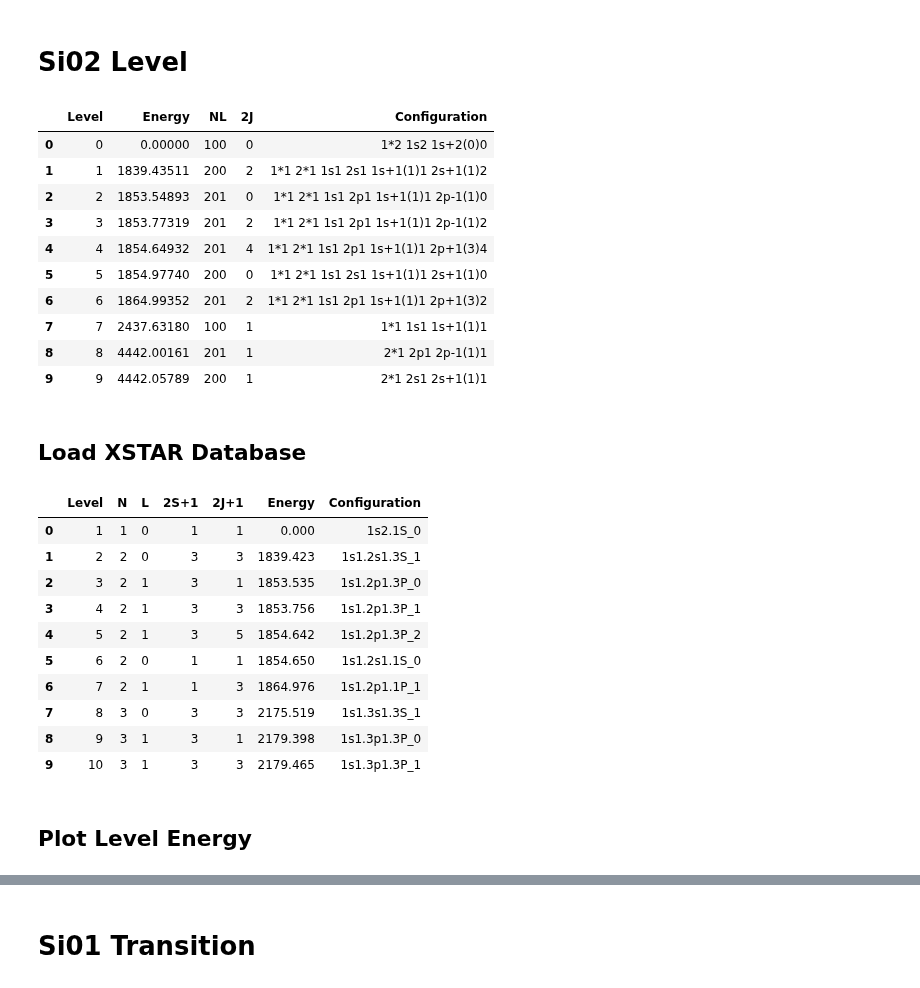
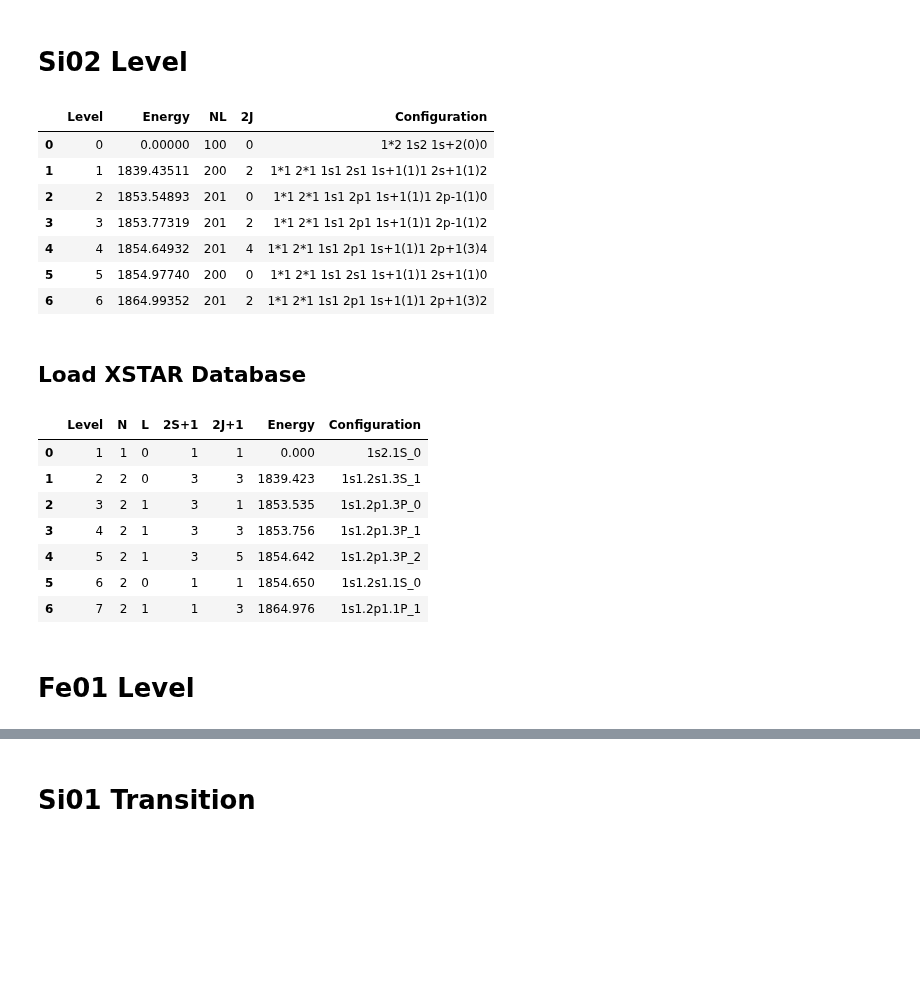
Before and after one commit to AtsushiTanimoto/AtomicDatabase, a Jupyter notebook: Code/Comparison/Comparison.ipynb, the cells around one changed output, grey strips where cells are left out. Saved outputs shown, nothing was run; the diff lists cells and outputs as text; code cells hidden in the pictures; blank space fills up the shorter version.

```diff
--- a/Code/Comparison/Comparison.ipynb
+++ b/Code/Comparison/Comparison.ipynb
@@ -94,7 +68,7 @@ with open("/Users/tanimoto/github/AtomicDatabase/Database/Monaco/Si/Si02.en") as
         Configuration += [" ".join(line[7:])]
 
 Monaco_Si02_Level = DataFrame({"Level":Level, "Energy":Energy, "NL":NL, "2J":J, "Configuration":Configuration})
-Monaco_Si02_Level[:10]
+Monaco_Si02_Level[:7]
 # %% [output]
 |  | Level | Energy | NL | 2J | Configuration |
 | 0 | 0 | 0.00000 | 100 | 0 | 1*2 1s2 1s+2(0)0 |
@@ -104,27 +78,20 @@ Monaco_Si02_Level[:10]
 | 4 | 4 | 1854.64932 | 201 | 4 | 1*1 2*1 1s1 2p1 1s+1(1)1 2p+1(3)4 |
 | 5 | 5 | 1854.97740 | 200 | 0 | 1*1 2*1 1s1 2s1 1s+1(1)1 2s+1(1)0 |
 | 6 | 6 | 1864.99352 | 201 | 2 | 1*1 2*1 1s1 2p1 1s+1(1)1 2p+1(3)2 |
-| 7 | 7 | 2437.63180 | 100 | 1 | 1*1 1s1 1s+1(1)1 |
-| 8 | 8 | 4442.00161 | 201 | 1 | 2*1 2p1 2p-1(1)1 |
-| 9 | 9 | 4442.05789 | 200 | 1 | 2*1 2s1 2s+1(1)1 |
 # %% [markdown]
 ## Load XSTAR Database
 # %%
 Xstar_Si02_Level = read_csv("/Users/tanimoto/github/AtomicDatabase/Database/Xstar/Si/Si02_Level.tsv",sep="\t")
-Xstar_Si02_Level.drop(columns=["Unnamed: 0", "Z", "Ion", "Electron", "Potential"], inplace=True)
-Xstar_Si02_Level = Xstar_Si02_Level.sort_values("Energy").reset_index().drop(columns="index")
-Xstar_Si02_Level[:10]
+Xstar_Si02_Level = Xstar_Si02_Level.sort_values("Energy").reset_index().drop(columns=["Unnamed: 0", "index", "Z", "Ion", "Electron", "Potential"])
+Xstar_Si02_Level[:7]
 # %% [output]
 |  | Level | N | L | 2S+1 | 2J+1 | Energy | Configuration |
 | 0 | 1 | 1 | 0 | 1 | 1 | 0.000 | 1s2.1S_0 |
 | 1 | 2 | 2 | 0 | 3 | 3 | 1839.423 | 1s1.2s1.3S_1 |
 | 2 | 3 | 2 | 1 | 3 | 1 | 1853.535 | 1s1.2p1.3P_0 |
 | 3 | 4 | 2 | 1 | 3 | 3 | 1853.756 | 1s1.2p1.3P_1 |
 | 4 | 5 | 2 | 1 | 3 | 5 | 1854.642 | 1s1.2p1.3P_2 |
 | 5 | 6 | 2 | 0 | 1 | 1 | 1854.650 | 1s1.2s1.1S_0 |
 | 6 | 7 | 2 | 1 | 1 | 3 | 1864.976 | 1s1.2p1.1P_1 |
-| 7 | 8 | 3 | 0 | 3 | 3 | 2175.519 | 1s1.3s1.3S_1 |
-| 8 | 9 | 3 | 1 | 3 | 1 | 2179.398 | 1s1.3p1.3P_0 |
-| 9 | 10 | 3 | 1 | 3 | 3 | 2179.465 | 1s1.3p1.3P_1 |
 # %% [markdown]
-## Plot Level Energy
+# Fe01 Level
```
Also changed, not shown: parts of 12 cells of this notebook, 1 other file.
